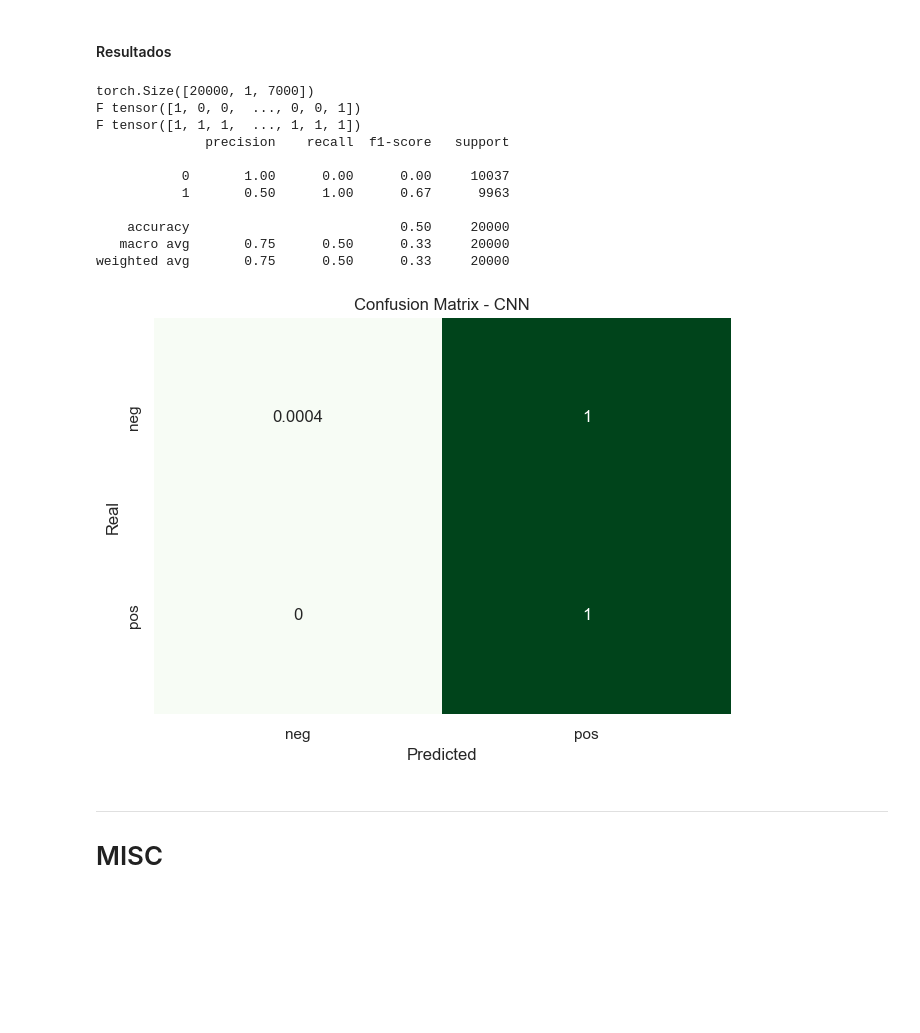
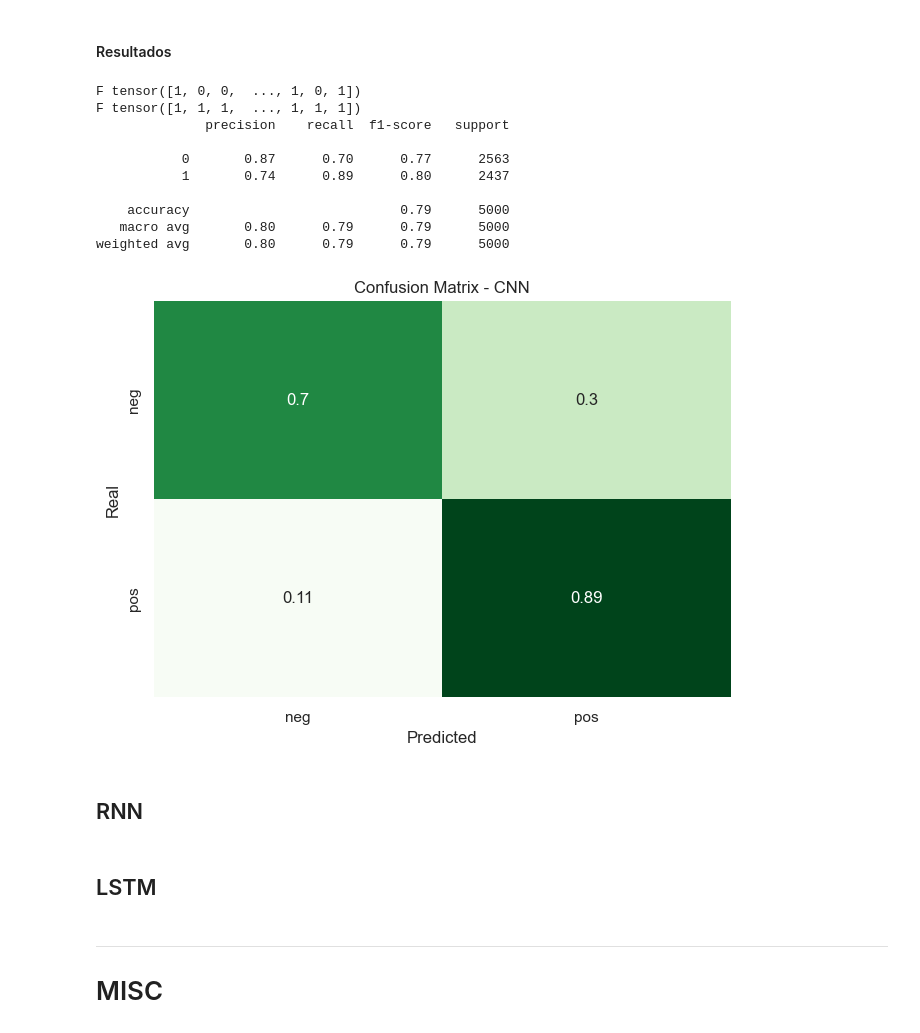
Before and after one commit to Adrian-Cespedes/Proy4-ML, a Jupyter notebook: mainCNN.ipynb, the cells around one changed output. Cells and saved outputs as stored; diff of their text form; code cells hidden in the pictures; blank space fills up the shorter version.

```diff
--- a/mainCNN.ipynb
+++ b/mainCNN.ipynb
@@ -391,7 +413,7 @@ def preprocess_text(text):
     text = text.lower()
     text = ''.join([char for char in text if char in alphabet_used])
     words = text.split()
-    words = [word for word in words if word not in stop_words]
+    words = [word for word in set(words) if word not in stop_words]
     return words
 
 def build_df_words(df):
@@ -407,8 +429,10 @@ def build_df_words(df):
 import pandas as pd
 from sklearn.model_selection import train_test_split
 
-df_train_words, df_test_words = train_test_split(df_train, test_size=0.20, random_state=1993)
+df_train_words, df_test_words = train_test_split(df_train, test_size=TEST_SIZE, random_state=P_SEED)
 
 df_train_words = build_df_words(df_train_words)
 df_test_words = build_df_words(df_test_words)
+
+df_submit_words = build_df_words(df_submit)
 # %%
@@ -446,6 +476,6 @@ def build_embedding_matrix(df, word2vec_dict, max_words):
 # %%
-x_train_wd = build_embedding_matrix(df_train_words, word2vec, 2**64)
-x_test_wd = build_embedding_matrix(df_test_words, word2vec, 2**64)
+WORDS = 300
 
-n_features = x_train_wd.shape[1]
-print(f'Number of features: {n_features}')
+x_train_wd = build_embedding_matrix(df_train_words, word2vec, WORDS)
+x_test_wd = build_embedding_matrix(df_test_words, word2vec, WORDS)
+x_submit_wd = build_embedding_matrix(df_submit_words, word2vec, WORDS)
@@ -807,35 +894,32 @@ cuda:0
 #CNN
 import torch.nn as nn
 
-QUOTE_SIZE = n_features
+channels = x_train_wd.shape[1]
+n_features = x_train_wd.shape[2]
 #ALFABET_SIZE = n_chars
 OUTPUT_SIZE = 2
 DROPOUT_RATE = 0.4
-BATCH_SIZE = 32
+BATCH_SIZE = 64
 
 class CNN(nn.Module):
     def __init__(self):
         super(CNN, self).__init__()
         self.layerConv = nn.Sequential(
-            nn.Conv1d(in_channels=1, out_channels=64, kernel_size=7, stride=1),
+            nn.Conv1d(in_channels=channels, out_channels=32, kernel_size=7, stride=1),
             nn.ReLU(),
-            nn.MaxPool1d(kernel_size=3),
-
-            nn.Conv1d(in_channels=64, out_channels=64, kernel_size=7, stride=1),
-            nn.ReLU(),
-            nn.MaxPool1d(kernel_size=3),
+            nn.MaxPool1d(kernel_size=2)
             )
 
         #obtain the size of the output of the convolutional layers
-        output_size = self.layerConv(torch.rand(1, 1, QUOTE_SIZE)).size()
+        output_size = self.layerConv(torch.rand(1, channels, n_features)).size()
         layerFC_input = output_size[1] * output_size[2]
-
+        print(layerFC_input)
         self.layerFC = nn.Sequential(
-            nn.Linear(layerFC_input, 1024),
-            nn.BatchNorm1d(1024),
+            nn.Linear(layerFC_input, 64),
+            nn.BatchNorm1d(64),
             nn.ReLU(),
             nn.Dropout(DROPOUT_RATE),
-            nn.Linear(1024, OUTPUT_SIZE))
+            nn.Linear(64, OUTPUT_SIZE))
 
     def forward(self, x):
         #print(x.size())
@@ -914,28 +989,24 @@ del x_train_dv
 #### Resultados
 # %%
 # x_test_dv = torch.tensor(x_test.toarray(), dtype=torch.float32)
-x_test_dv = torch.tensor(x_train_chi2.todense(), dtype=torch.float32)
-x_test_dv = x_test_dv.reshape(-1, 1, n_features)
-print(x_test_dv.shape)
-
-y_test_dv = torch.tensor(y_train, dtype=torch.long)
+x_test_dv = torch.tensor(x_test_wd, dtype=torch.float32)
+y_test_dv = torch.tensor(y_test_wd, dtype=torch.long)
 test_dataset = TensorDataset(x_test_dv, y_test_dv)
 test_loader = DataLoader(test_dataset, batch_size=BATCH_SIZE, shuffle=True)
 
 test(modelCNN, test_loader, "CNN")
 # %% [output]
-torch.Size([20000, 1, 7000])
-F tensor([1, 0, 0,  ..., 0, 0, 1])
+F tensor([1, 0, 0,  ..., 1, 0, 1])
 F tensor([1, 1, 1,  ..., 1, 1, 1])
               precision    recall  f1-score   support
 
-           0       1.00      0.00      0.00     10037
-           1       0.50      1.00      0.67      9963
+           0       0.87      0.70      0.77      2563
+           1       0.74      0.89      0.80      2437
 
-    accuracy                           0.50     20000
-   macro avg       0.75      0.50      0.33     20000
-weighted avg       0.75      0.50      0.33     20000
+    accuracy                           0.79      5000
+   macro avg       0.80      0.79      0.79      5000
+weighted avg       0.80      0.79      0.79      5000
-[figure, old version]
+[figure, new version]
 # %%
 #Exportar datos a csv
 x_submit_t = torch.tensor(x_submit_chi2.toarray(), dtype=torch.float32)
@@ -959,6 +1030,10 @@ ids = list(range(len(labels)))
 submission_df = pd.DataFrame({'ids': ids, 'label': labels})
 
 submission_df.to_csv('submit.csv', index=False)
+# %% [markdown]
+## RNN
+# %% [markdown]
+## LSTM
 # %% [markdown]
 ----
 # MISC
```
Also changed, not shown: parts of 50 cells of this notebook.
